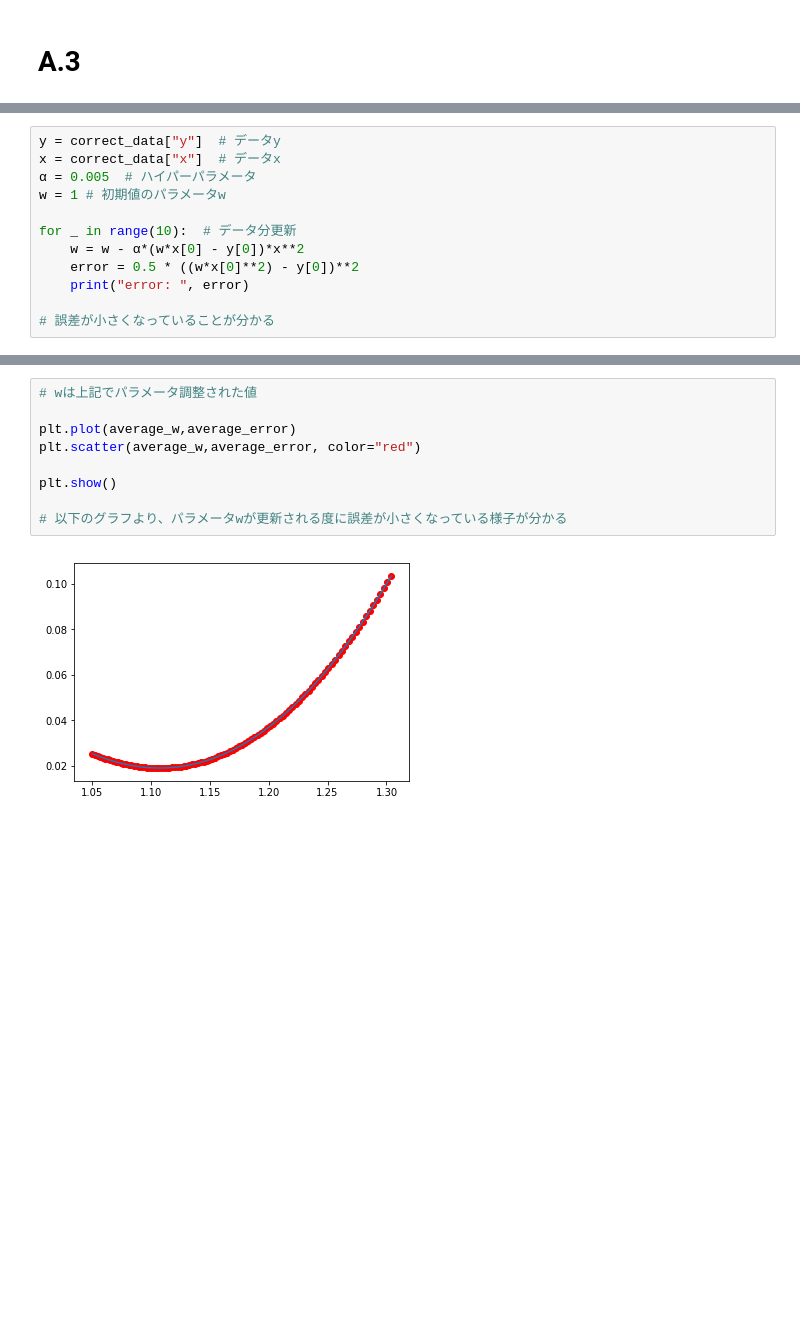
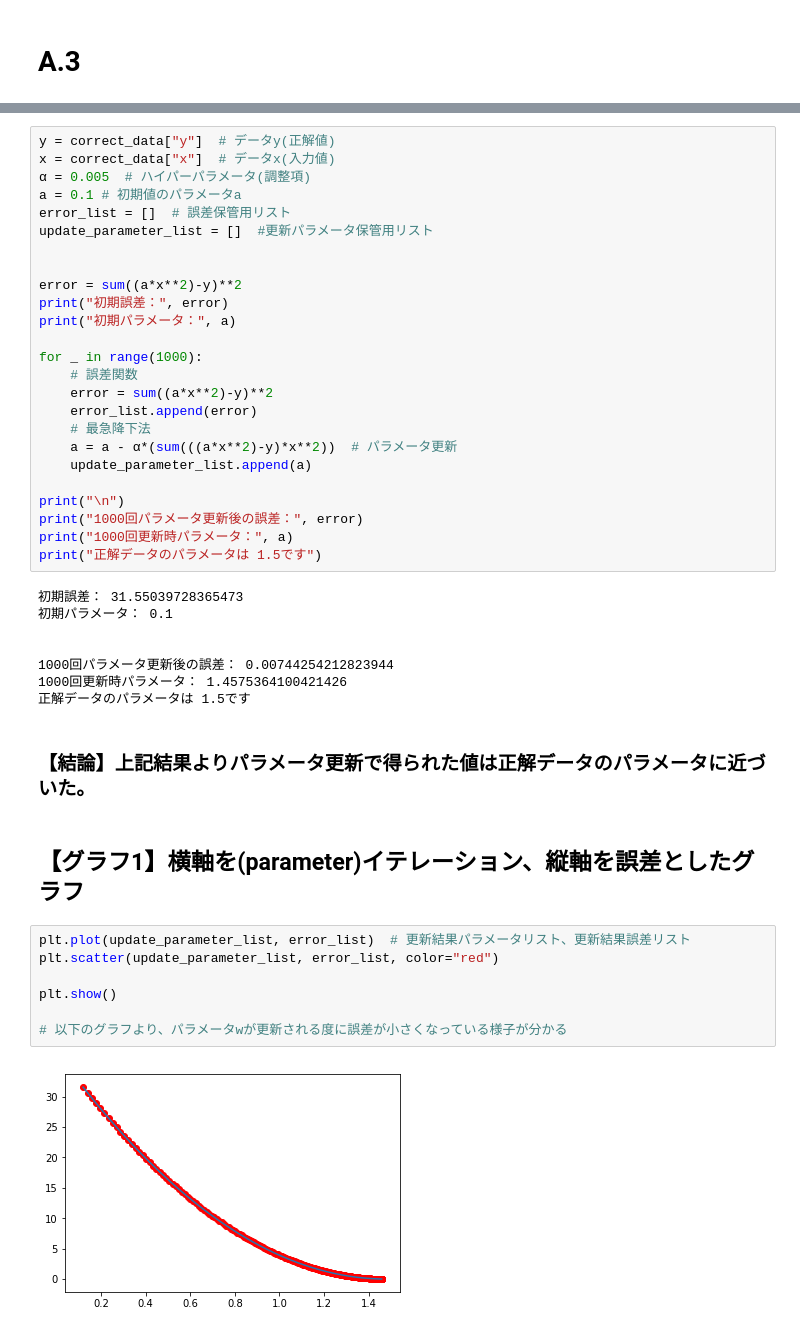
Before and after one commit to mpsamurai/ml-101-exercises, a Jupyter notebook: 03_gradient_descent/teraoka/03_gradient_descent.ipynb, the cells around one changed output, grey strips where cells are left out. Cells and saved outputs as stored; diff of their text form; blank space fills up the shorter version.

```diff
--- a/03_gradient_descent/teraoka/03_gradient_descent.ipynb
+++ b/03_gradient_descent/teraoka/03_gradient_descent.ipynb
@@ -152,12 +105,0 @@ correct_data
-# %%
-y = correct_data["y"]  # データy
-x = correct_data["x"]  # データx
-α = 0.005  # ハイパーパラメータ
-w = 1 # 初期値のパラメータw
-
-for _ in range(10):  # データ分更新
-    w = w - α*(w*x[0] - y[0])*x**2
-    error = 0.5 * ((w*x[0]**2) - y[0])**2
-    print("error: ", error)
-
-# 誤差が小さくなっていることが分かる
@@ -250,12 +109,47 @@ average_error  # 二乗誤差の平均値を更新される度にlistへ保存
+# %%
+y = correct_data["y"]  # データy(正解値)
+x = correct_data["x"]  # データx(入力値)
+α = 0.005  # ハイパーパラメータ(調整項)
+a = 0.1 # 初期値のパラメータa
+error_list = []  # 誤差保管用リスト
+update_parameter_list = []  #更新パラメータ保管用リスト
+
+
+error = sum((a*x**2)-y)**2
+print("初期誤差：", error)
+print("初期パラメータ：", a)
+
+for _ in range(1000):
+    # 誤差関数
+    error = sum((a*x**2)-y)**2
+    error_list.append(error)
+    # 最急降下法
+    a = a - α*(sum(((a*x**2)-y)*x**2))  # パラメータ更新
+    update_parameter_list.append(a)
+
+print("\n")
+print("1000回パラメータ更新後の誤差：", error)
+print("1000回更新時パラメータ：", a)
+print("正解データのパラメータは 1.5です")
+# %% [output]
+初期誤差： 31.55039728365473
+初期パラメータ： 0.1
+
+
+1000回パラメータ更新後の誤差： 0.00744254212823944
+1000回更新時パラメータ： 1.4575364100421426
+正解データのパラメータは 1.5です
+# %% [markdown]
+### 【結論】上記結果よりパラメータ更新で得られた値は正解データのパラメータに近づいた。
+# %% [markdown]
+## 【グラフ1】横軸を(parameter)イテレーション、縦軸を誤差としたグラフ
 # %%
-# wは上記でパラメータ調整された値
-
-plt.plot(average_w,average_error)
-plt.scatter(average_w,average_error, color="red")
+plt.plot(update_parameter_list, error_list)  # 更新結果パラメータリスト、更新結果誤差リスト
+plt.scatter(update_parameter_list, error_list, color="red")
 
 plt.show()
 
 # 以下のグラフより、パラメータwが更新される度に誤差が小さくなっている様子が分かる
 # %% [output]
-[figure, old version]
+[figure, new version]
 # %% [markdown]
```
Also changed, not shown: parts of 27 cells of this notebook, 7 other files.
